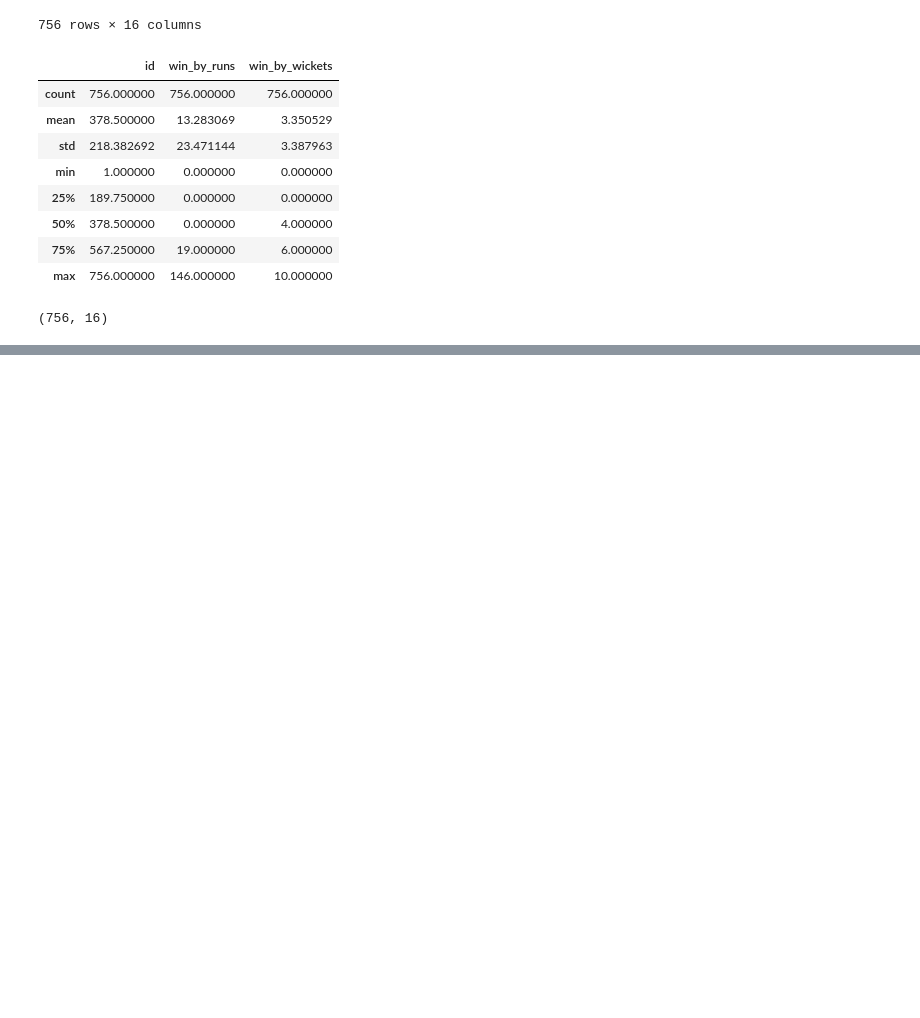
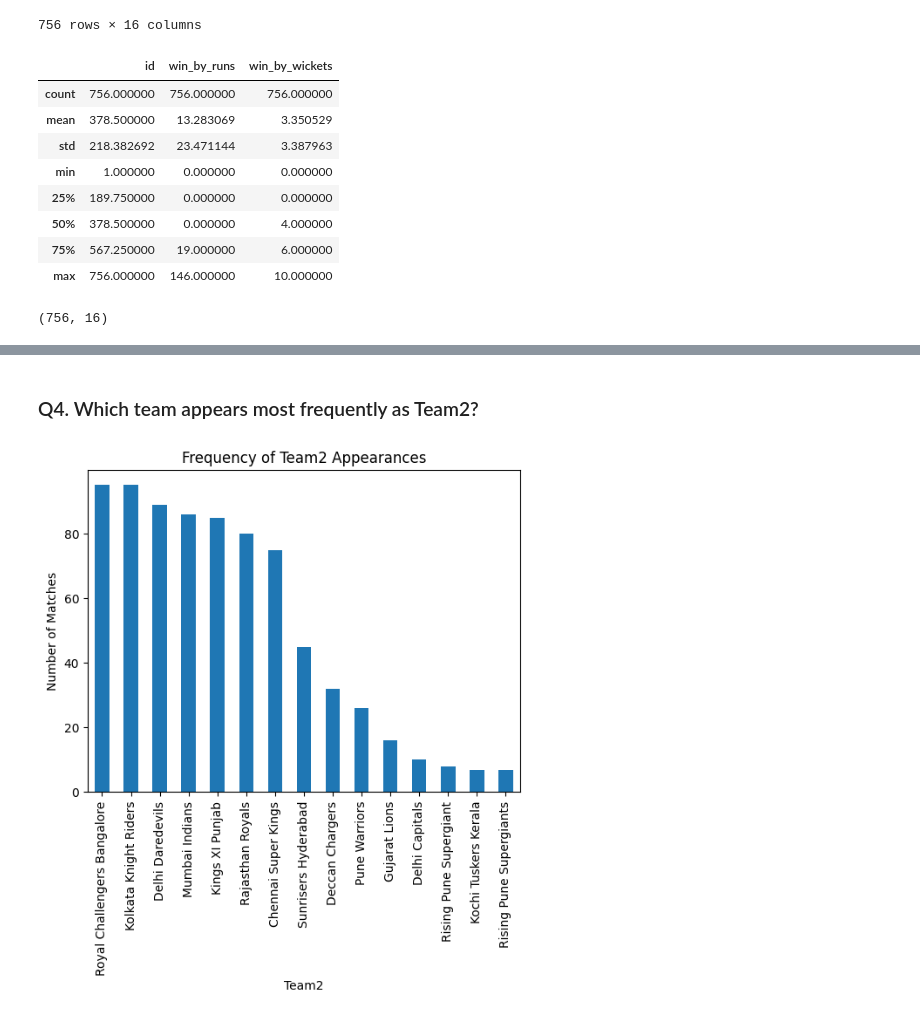
Before and after one commit to lukhi-laksh/Collage, a Jupyter notebook: Sem-1/Data Science/Project-1/Project_1.ipynb, the cells around one changed output, grey strips where cells are left out. Cells and saved outputs as stored; diff of their text form; code cells hidden in the pictures; blank space fills up the shorter version.

```diff
--- a/Sem-1/Data Science/Project-1/Project_1.ipynb
+++ b/Sem-1/Data Science/Project-1/Project_1.ipynb
@@ -145,0 +185,12 @@ df.shape
+# %% [markdown]
+### Q4. Which team appears most frequently as Team2?
+# %%
+team2_counts = df['team2'].value_counts()
+team2_counts.plot(kind='bar')
+plt.xlabel('Team2')
+plt.ylabel('Number of Matches')
+plt.title('Frequency of Team2 Appearances')
+plt.savefig("1.png",  bbox_inches="tight", dpi = 300, transparent=True)
+plt.show()
+# %% [output]
+[figure, added]
```
Also changed, not shown: parts of 27 cells of this notebook, 1 other file.
